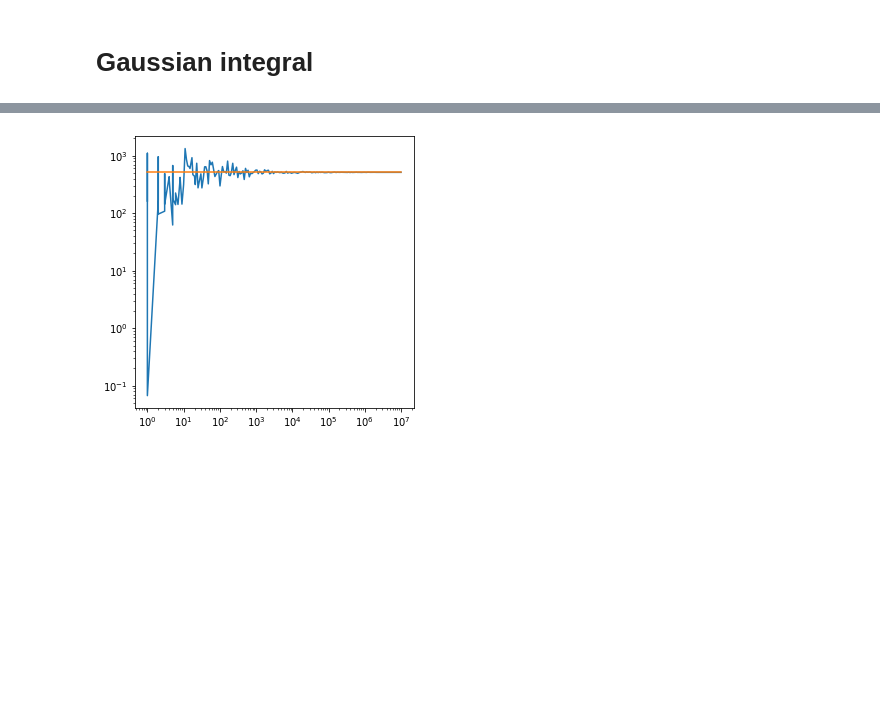
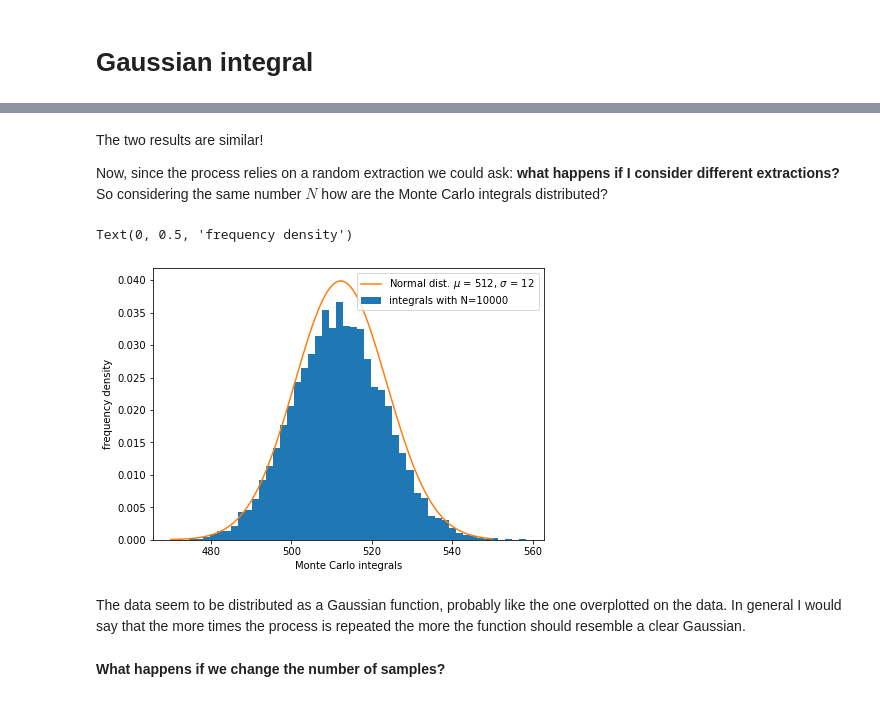
Before and after one commit to giuliapru/astrostatistics_bicocca_2022, a Jupyter notebook: working/L03_Gaussian_integral.ipynb, the cells around one changed output, grey strips where cells are left out. Cells and saved outputs as stored; diff of their text form; code cells hidden in the pictures; blank space fills up the shorter version.

```diff
--- a/working/L03_Gaussian_integral.ipynb
+++ b/working/L03_Gaussian_integral.ipynb
@@ -35,17 +70,42 @@ print(true_res)
+# %% [markdown]
+The two results are similar!
+
+Now, since the process relies on a random extraction we could ask: **what happens if I consider different extractions?**
+So considering the same number $N$ how are the Monte Carlo integrals distributed?
+# %%
+#repeating the same process as before 10000 times
+results=np.zeros(10000)
+np.random.seed(45)
+for i in range(len(results)):
+    x_rand_pos = np.abs(distg.rvs(N))
+    results[i] = np.sum(x_rand_pos**3*sigma_g*np.sqrt(np.pi/2))/len(x_rand_pos)
+# %%
+fig, ax = plt.subplots(1,1, figsize=(7,5))
+
+ax.hist(results, density=True, bins=50, label='integrals with N=10000')
+
+#overplotting a Gaussian with mean = 512
+ax.plot(np.linspace(470, 550, 1000), norm(loc=517, scale=10).pdf(np.linspace(480, 550, 1000)),
+        label='Normal dist. $\mu$ = 512, $\sigma$ = 12')
+ax.legend()
+ax.set_xlabel('Monte Carlo integrals')
+ax.set_ylabel('frequency density')
+# %% [output]
+Text(0, 0.5, 'frequency density')
+[figure, added]
+# %% [markdown]
+The data seem to be distributed as a Gaussian function, probably like the one overplotted on the data. In general I would say that the more times the process is repeated the more the function should resemble a clear Gaussian.
+# %% [markdown]
+**What happens if we change the number of samples?**
 # %%
-N_tries = np.logspace(0,7,200,dtype = int)
-integral_arr = np.zeros(len(N_tries))
+#building a function to compute the same Monte Carlo integral with different N
+
+N_tries = np.logspace(0,7,200,dtype = int) #the samples are from 1 to 10^7
+integral_arr = np.zeros(len(N_tries))      #this array contains the M.C. integrals as a function of N
+err = np.zeros(len(N_tries))
 
 for i in range(len(N_tries)):
     x_rand = distg.rvs(N_tries[i])
     x_rand_pos = np.abs(x_rand)
     integral_arr[i] = np.sum(x_rand_pos**3*sigma_g*np.sqrt(np.pi/2))/len(x_rand_pos)
-
-fig, ax = plt.subplots(1,1, figsize=(5,5))
-ax.plot(N_tries, integral_arr)
-xaxis = np.linspace(np.min(N_tries), np.max(N_tries), 1000)
-ax.plot(xaxis, true_res +0*xaxis)
-ax.set_yscale('log')
-ax.set_xscale('log')
+    err[i] = np.abs((integral_arr[i] - 2*sigma_g** 4)/(2*sigma_g**4))
-# %% [output]
-[figure, removed]
```
Also changed, not shown: parts of 5 cells of this notebook, 6 other files.
